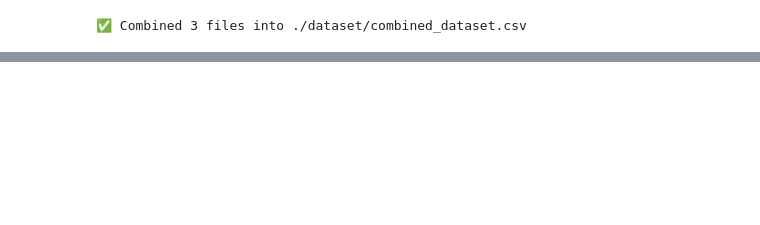
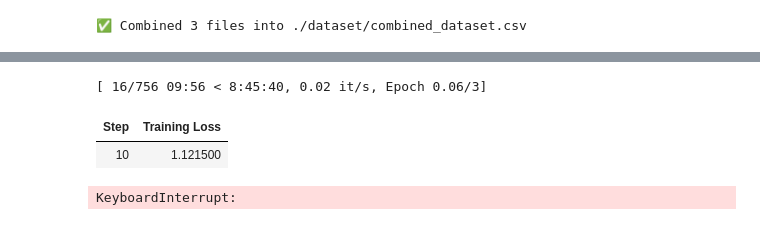
Before and after one commit to lucifer-Hell/ai-munshi, a Jupyter notebook: model/generate_dataset.ipynb, the cells around one changed output, grey strips where cells are left out. Saved outputs shown, nothing was run; the diff lists cells and outputs as text; code cells hidden in the pictures; blank space fills up the shorter version.

```diff
--- a/model/generate_dataset.ipynb
+++ b/model/generate_dataset.ipynb
@@ -97,20 +93,21 @@ print(f"Saved {len(output_data)} items to {output_jsonl_path}")
 from datasets import load_dataset
 from transformers import AutoTokenizer, AutoModelForCausalLM, TrainingArguments, Trainer, DataCollatorForLanguageModeling
 import torch
+import os
 
 # === Configuration ===
-model_path = "microsoft/Phi-4-mini-instruct"
-dataset_path = "output_phi_4_format.jsonl"
-output_dir = "./phi4-full-finetune"
-torch.random.manual_seed(0)
+model_path = "TinyLlama/TinyLlama-1.1B-Chat-v1.0"
+dataset_path = "output_tiny_lama_format.jsonl"
+output_dir = "./tinyllama-finetuned"
 
+torch.manual_seed(42)
 
 # === Load dataset ===
 dataset = load_dataset("json", data_files=dataset_path, split="train")
 
-# === Tokenizer ===
+# === Load tokenizer ===
 tokenizer = AutoTokenizer.from_pretrained(model_path)
-tokenizer.pad_token = tokenizer.eos_token  # phi-4 uses eos for padding
+tokenizer.pad_token = tokenizer.eos_token  # ensure padding is handled
 
 # === Tokenize dataset ===
 def tokenize(example):
@@ -119,46 +116,51 @@ def tokenize(example):
 
 tokenized_dataset = dataset.map(tokenize, remove_columns=dataset.column_names)
 
-# === Load model (full model, no LoRA) ===
+# === Load model ===
 model = AutoModelForCausalLM.from_pretrained(
     model_path,
+    torch_dtype=torch.bfloat16 if torch.cuda.is_available() else torch.float32,
     device_map="auto",
-    torch_dtype="auto",
-    trust_remote_code=True,
-    cache_dir="/tmp/phi4_cache"
+    cache_dir="/tmp/tinyllama"
 )
 # %%
 
-
-# === Training Arguments ===
+# === Training args ===
 training_args = TrainingArguments(
     output_dir=output_dir,
     per_device_train_batch_size=4,
-    gradient_accumulation_steps=4,
-    num_train_epochs=10,  # more epochs to help model learn from small data
-    logging_steps=5,
-    save_strategy="no",
-    learning_rate=5e-5,  # slightly higher to help faster adaptation
-    weight_decay=0.0,  # unnecessary for tiny datasets
+    num_train_epochs=3,
+    learning_rate=2e-5,
+    logging_steps=10,
+    save_strategy="epoch",
+    save_total_limit=2,
     report_to="none",
-    push_to_hub=False
+    fp16=torch.cuda.is_available(),  # Set to False if no CUDA
+    remove_unused_columns=False
 )
 
+# === Data collator ===
+data_collator = DataCollatorForLanguageModeling(tokenizer=tokenizer, mlm=False)
 
 # === Trainer ===
 trainer = Trainer(
     model=model,
     args=training_args,
     train_dataset=tokenized_dataset,
     tokenizer=tokenizer,
-    data_collator=DataCollatorForLanguageModeling(tokenizer, mlm=False)
+    data_collator=data_collator
 )
 
-# === Train ===
+# === Start training ===
 trainer.train()
 
-# === Save ===
-model.save_pretrained(output_dir)
+# === Save model ===
+trainer.save_model(output_dir)
 tokenizer.save_pretrained(output_dir)
 
-print("✅ Full fine-tuning complete. Model saved.")
+print(f"✅ Finetuning complete! Model saved at {output_dir}")
+# %% [output]
+[ 16/756 09:56 < 8:45:40, 0.02 it/s, Epoch 0.06/3]
+| Step | Training Loss |
+| 10 | 1.121500 |
+KeyboardInterrupt:
```
Also changed, not shown: parts of 1 cell of this notebook.
